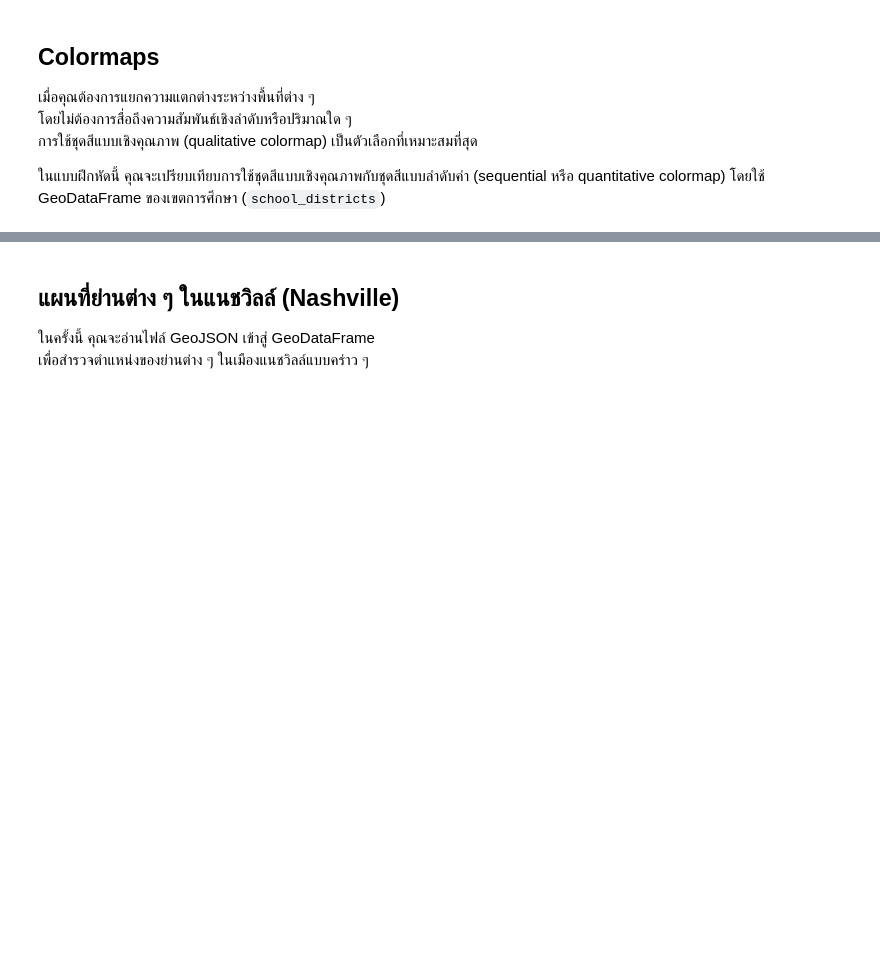
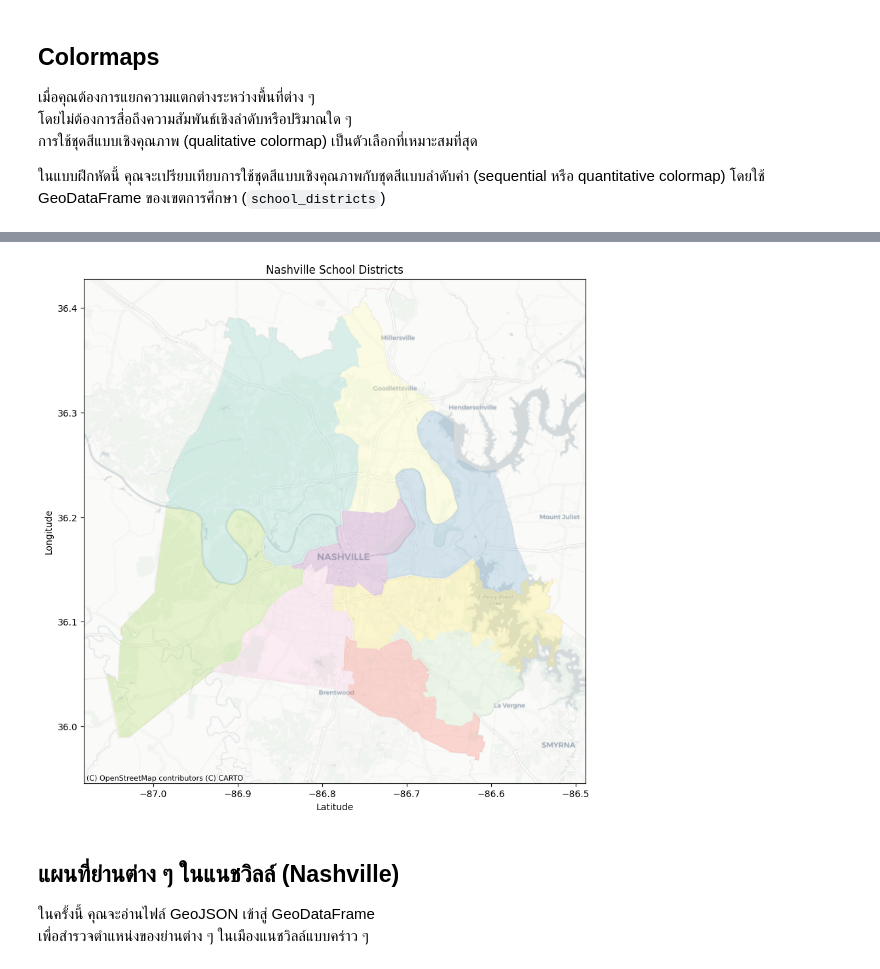
Before and after one commit to master0slave/basic-geo-spatial-analysis, a Jupyter notebook: notebooks/project01/nb02-creating-and-joining-geodataframes.ipynb, the cells around one changed output, grey strips where cells are left out. Drawn from its saved outputs; the diff is of its cells as text; code cells hidden in the pictures; blank space fills up the shorter version.

```diff
--- a/notebooks/project01/nb02-creating-and-joining-geodataframes.ipynb
+++ b/notebooks/project01/nb02-creating-and-joining-geodataframes.ipynb
@@ -41,15 +66,17 @@ plt.show();
 # %%
 # Set legend style
 lgnd_kwds = {'title': 'School Districts',
                'loc': 'upper left', 'bbox_to_anchor': (1, 1.03), 'ncol': 1}
 
 # Plot the school districts using Set3 colormap without the column argument
-school_districts.plot(column = 'district', cmap = 'Set3', legend = True, legend_kwds  = lgnd_kwds, alpha = 0.3, figsize=(10, 10))
-ctx.add_basemap(plt.gca(), source=ctx.providers.CartoDB.Positron)
+school_districts.plot(cmap = 'Set3', legend = True, legend_kwds  = lgnd_kwds, alpha = 0.3, figsize=(10, 10))
+ctx.add_basemap(plt.gca(), crs=school_districts.crs.to_string(), source=ctx.providers.CartoDB.Positron)
 plt.xlabel('Latitude')
 plt.ylabel('Longitude')
 plt.title('Nashville School Districts')
 plt.show();
+# %% [output]
+[figure, added]
 # %% [markdown]
 ## แผนที่ย่านต่าง ๆ ในแนชวิลล์ (Nashville)
 
```
Also changed, not shown: parts of 19 cells of this notebook, 5 other files.
